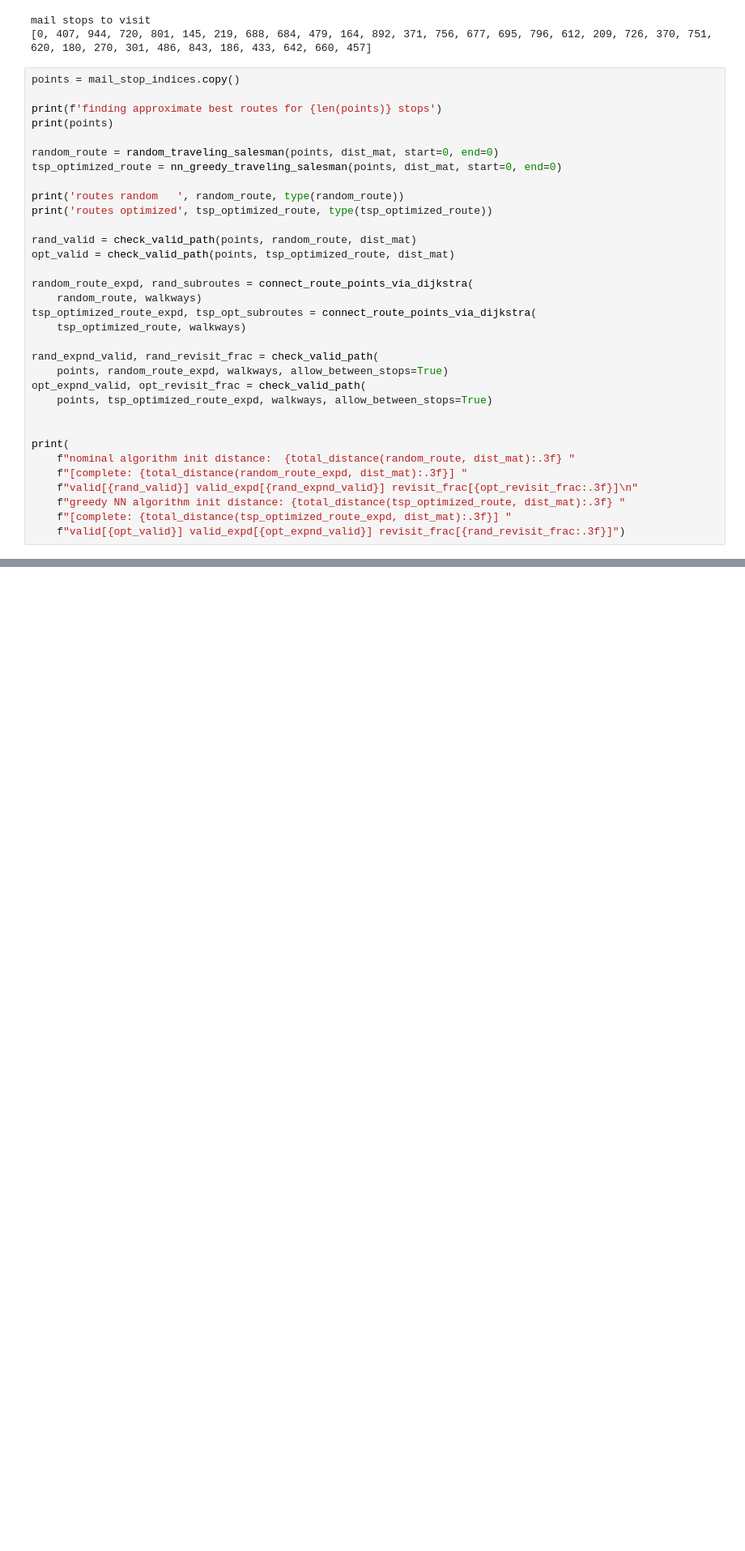
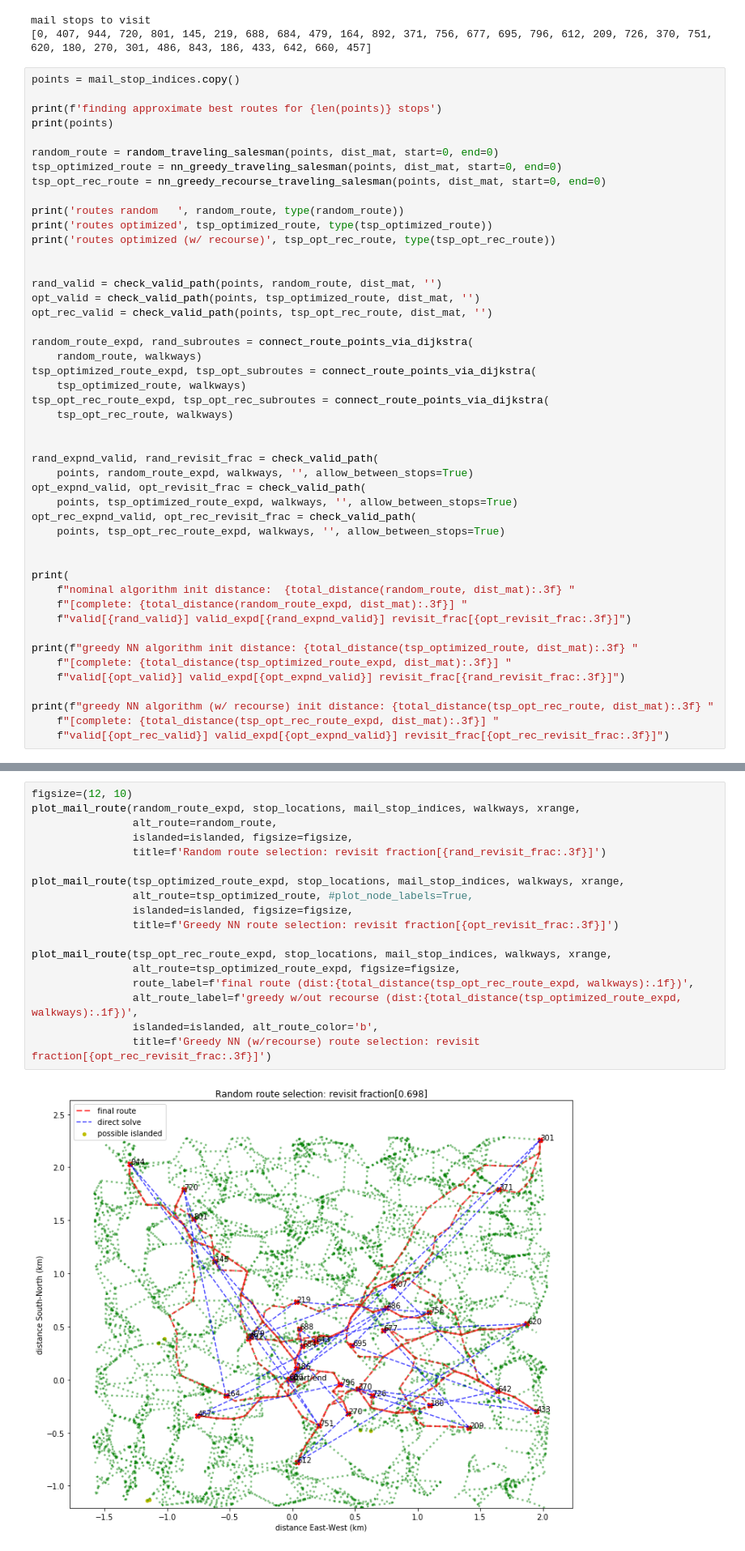
Before and after one commit to nickrose/tsp_algo, a Jupyter notebook: interesting_paths.ipynb, the cells around one changed output, grey strips where cells are left out. Shown at 81% size. Drawn from its saved outputs; the diff is of its cells as text; blank space fills up the shorter version.

```diff
--- a/interesting_paths.ipynb
+++ b/interesting_paths.ipynb
@@ -75,31 +93,45 @@ print(points)
 
 random_route = random_traveling_salesman(points, dist_mat, start=0, end=0)
 tsp_optimized_route = nn_greedy_traveling_salesman(points, dist_mat, start=0, end=0)
+tsp_opt_rec_route = nn_greedy_recourse_traveling_salesman(points, dist_mat, start=0, end=0)
 
 print('routes random   ', random_route, type(random_route))
 print('routes optimized', tsp_optimized_route, type(tsp_optimized_route))
+print('routes optimized (w/ recourse)', tsp_opt_rec_route, type(tsp_opt_rec_route))
 
-rand_valid = check_valid_path(points, random_route, dist_mat)
-opt_valid = check_valid_path(points, tsp_optimized_route, dist_mat)
+
+rand_valid = check_valid_path(points, random_route, dist_mat, '')
+opt_valid = check_valid_path(points, tsp_optimized_route, dist_mat, '')
+opt_rec_valid = check_valid_path(points, tsp_opt_rec_route, dist_mat, '')
 
 random_route_expd, rand_subroutes = connect_route_points_via_dijkstra(
     random_route, walkways)
 tsp_optimized_route_expd, tsp_opt_subroutes = connect_route_points_via_dijkstra(
     tsp_optimized_route, walkways)
+tsp_opt_rec_route_expd, tsp_opt_rec_subroutes = connect_route_points_via_dijkstra(
+    tsp_opt_rec_route, walkways)
+
 
 rand_expnd_valid, rand_revisit_frac = check_valid_path(
-    points, random_route_expd, walkways, allow_between_stops=True)
+    points, random_route_expd, walkways, '', allow_between_stops=True)
 opt_expnd_valid, opt_revisit_frac = check_valid_path(
-    points, tsp_optimized_route_expd, walkways, allow_between_stops=True)
+    points, tsp_optimized_route_expd, walkways, '', allow_between_stops=True)
+opt_rec_expnd_valid, opt_rec_revisit_frac = check_valid_path(
+    points, tsp_opt_rec_route_expd, walkways, '', allow_between_stops=True)
 
 
 print(
     f"nominal algorithm init distance:  {total_distance(random_route, dist_mat):.3f} "
     f"[complete: {total_distance(random_route_expd, dist_mat):.3f}] "
-    f"valid[{rand_valid}] valid_expd[{rand_expnd_valid}] revisit_frac[{opt_revisit_frac:.3f}]\n"
-    f"greedy NN algorithm init distance: {total_distance(tsp_optimized_route, dist_mat):.3f} "
+    f"valid[{rand_valid}] valid_expd[{rand_expnd_valid}] revisit_frac[{opt_revisit_frac:.3f}]")
+
+print(f"greedy NN algorithm init distance: {total_distance(tsp_optimized_route, dist_mat):.3f} "
     f"[complete: {total_distance(tsp_optimized_route_expd, dist_mat):.3f}] "
     f"valid[{opt_valid}] valid_expd[{opt_expnd_valid}] revisit_frac[{rand_revisit_frac:.3f}]")
+
+print(f"greedy NN algorithm (w/ recourse) init distance: {total_distance(tsp_opt_rec_route, dist_mat):.3f} "
+    f"[complete: {total_distance(tsp_opt_rec_route_expd, dist_mat):.3f}] "
+    f"valid[{opt_rec_valid}] valid_expd[{opt_expnd_valid}] revisit_frac[{opt_rec_revisit_frac:.3f}]")
 # %% [output]
 finding approximate best routes for 33 stops
 [0, 407, 944, 720, 801, 145, 219, 688, 684, 479, 164, 892, 371, 756, 677, 695, 796, 612, 209, 726, 370, 751, 620, 180, 270, 301, 486, 843, 186, 433, 642, 660, 457]
@@ -117,0 +147,20 @@ greedy NN algorithm init distance: 17.862 [complete: 22.418] valid[True] valid_e
+# %%
+figsize=(12, 10)
+plot_mail_route(random_route_expd, stop_locations, mail_stop_indices, walkways, xrange,
+                alt_route=random_route,
+                islanded=islanded, figsize=figsize,
+                title=f'Random route selection: revisit fraction[{rand_revisit_frac:.3f}]')
+
+plot_mail_route(tsp_optimized_route_expd, stop_locations, mail_stop_indices, walkways, xrange,
+                alt_route=tsp_optimized_route, #plot_node_labels=True,
+                islanded=islanded, figsize=figsize,
+                title=f'Greedy NN route selection: revisit fraction[{opt_revisit_frac:.3f}]')
+
+plot_mail_route(tsp_opt_rec_route_expd, stop_locations, mail_stop_indices, walkways, xrange,
+                alt_route=tsp_optimized_route_expd, figsize=figsize,
+                route_label=f'final route (dist:{total_distance(tsp_opt_rec_route_expd, walkways):.1f})',
+                alt_route_label=f'greedy w/out recourse (dist:{total_distance(tsp_optimized_route_expd, walkways):.1f})',
+                islanded=islanded, alt_route_color='b',
+                title=f'Greedy NN (w/recourse) route selection: revisit fraction[{opt_rec_revisit_frac:.3f}]')
+# %% [output]
+[figure, added]
```
Also changed, not shown: parts of 12 cells of this notebook, 2 other files.
